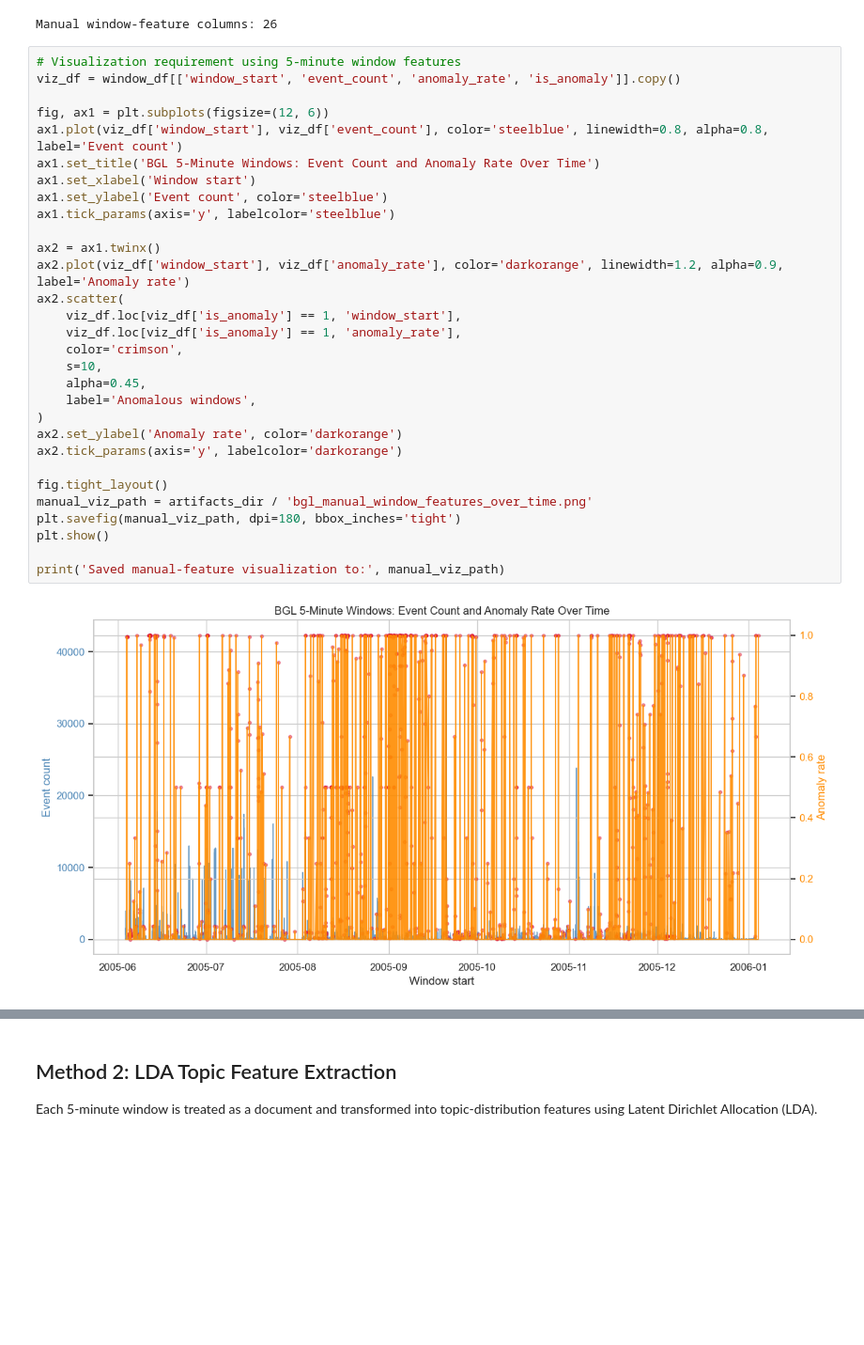
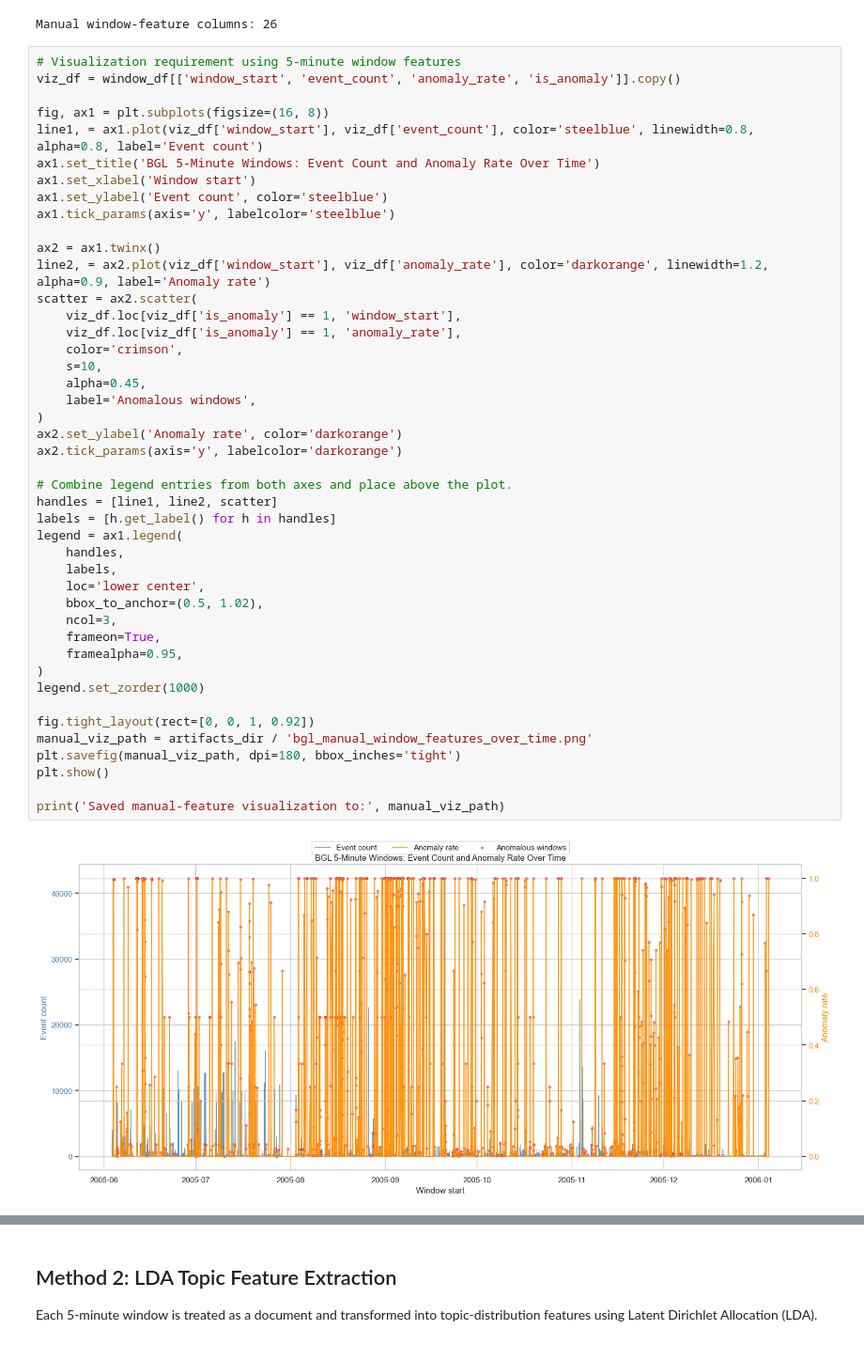
Before and after one commit to sidqian123/log-ml, a Jupyter notebook: notebooks/04_bgl_log_feature_extract.ipynb, the cells around one changed output, grey strips where cells are left out. Shown at 94% size. Drawn from its saved outputs; the diff is of its cells as text; blank space fills up the shorter version.

Commit message:
graph update

```diff
--- a/notebooks/04_bgl_log_feature_extract.ipynb
+++ b/notebooks/04_bgl_log_feature_extract.ipynb
@@ -309,35 +309,49 @@ Manual window-feature columns: 26
 # %%
 # Visualization requirement using 5-minute window features
 viz_df = window_df[['window_start', 'event_count', 'anomaly_rate', 'is_anomaly']].copy()
 
-fig, ax1 = plt.subplots(figsize=(12, 6))
-ax1.plot(viz_df['window_start'], viz_df['event_count'], color='steelblue', linewidth=0.8, alpha=0.8, label='Event count')
+fig, ax1 = plt.subplots(figsize=(16, 8))
+line1, = ax1.plot(viz_df['window_start'], viz_df['event_count'], color='steelblue', linewidth=0.8, alpha=0.8, label='Event count')
 ax1.set_title('BGL 5-Minute Windows: Event Count and Anomaly Rate Over Time')
 ax1.set_xlabel('Window start')
 ax1.set_ylabel('Event count', color='steelblue')
 ax1.tick_params(axis='y', labelcolor='steelblue')
 
 ax2 = ax1.twinx()
-ax2.plot(viz_df['window_start'], viz_df['anomaly_rate'], color='darkorange', linewidth=1.2, alpha=0.9, label='Anomaly rate')
-ax2.scatter(
+line2, = ax2.plot(viz_df['window_start'], viz_df['anomaly_rate'], color='darkorange', linewidth=1.2, alpha=0.9, label='Anomaly rate')
+scatter = ax2.scatter(
     viz_df.loc[viz_df['is_anomaly'] == 1, 'window_start'],
     viz_df.loc[viz_df['is_anomaly'] == 1, 'anomaly_rate'],
     color='crimson',
     s=10,
     alpha=0.45,
     label='Anomalous windows',
 )
 ax2.set_ylabel('Anomaly rate', color='darkorange')
 ax2.tick_params(axis='y', labelcolor='darkorange')
 
-fig.tight_layout()
+# Combine legend entries from both axes and place above the plot.
+handles = [line1, line2, scatter]
+labels = [h.get_label() for h in handles]
+legend = ax1.legend(
+    handles,
+    labels,
+    loc='lower center',
+    bbox_to_anchor=(0.5, 1.02),
+    ncol=3,
+    frameon=True,
+    framealpha=0.95,
+)
+legend.set_zorder(1000)
+
+fig.tight_layout(rect=[0, 0, 1, 0.92])
 manual_viz_path = artifacts_dir / 'bgl_manual_window_features_over_time.png'
 plt.savefig(manual_viz_path, dpi=180, bbox_inches='tight')
 plt.show()
 
 print('Saved manual-feature visualization to:', manual_viz_path)
 # %% [output]
-[figure, old version]
+[figure, new version]
 Saved manual-feature visualization to: /Users/sidqian/Downloads/Code/log-ml/artifacts/bgl_log_feature_extraction/bgl_manual_window_features_over_time.png
 # %% [markdown]
 ## Method 2: LDA Topic Feature Extraction
```
Also changed, not shown: 1 other file.
